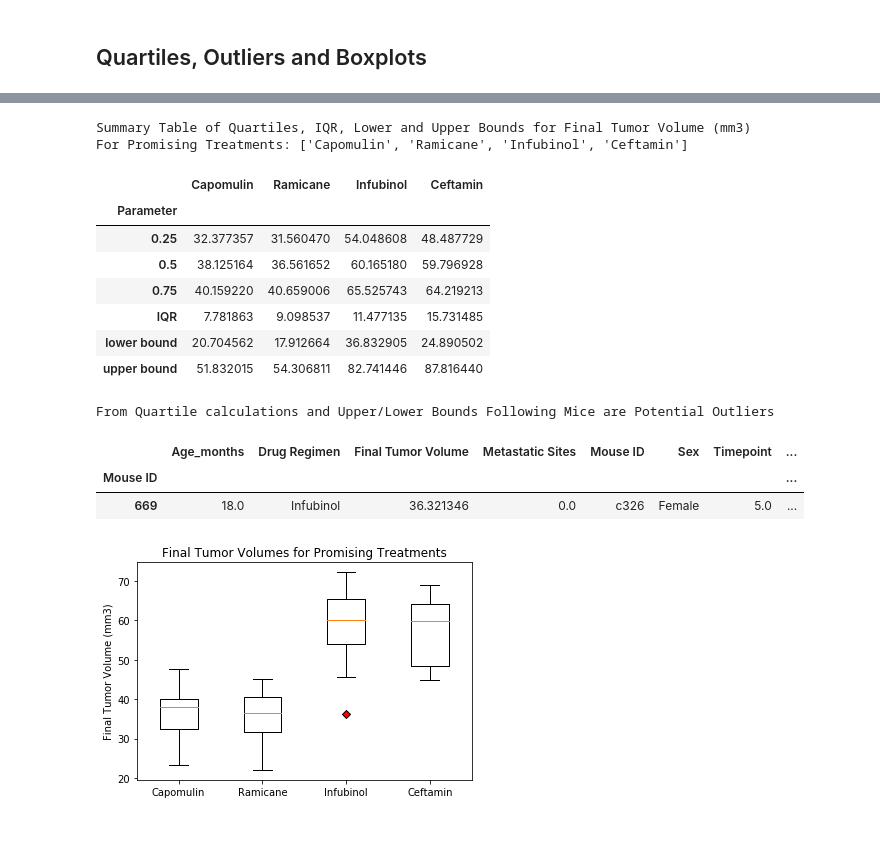
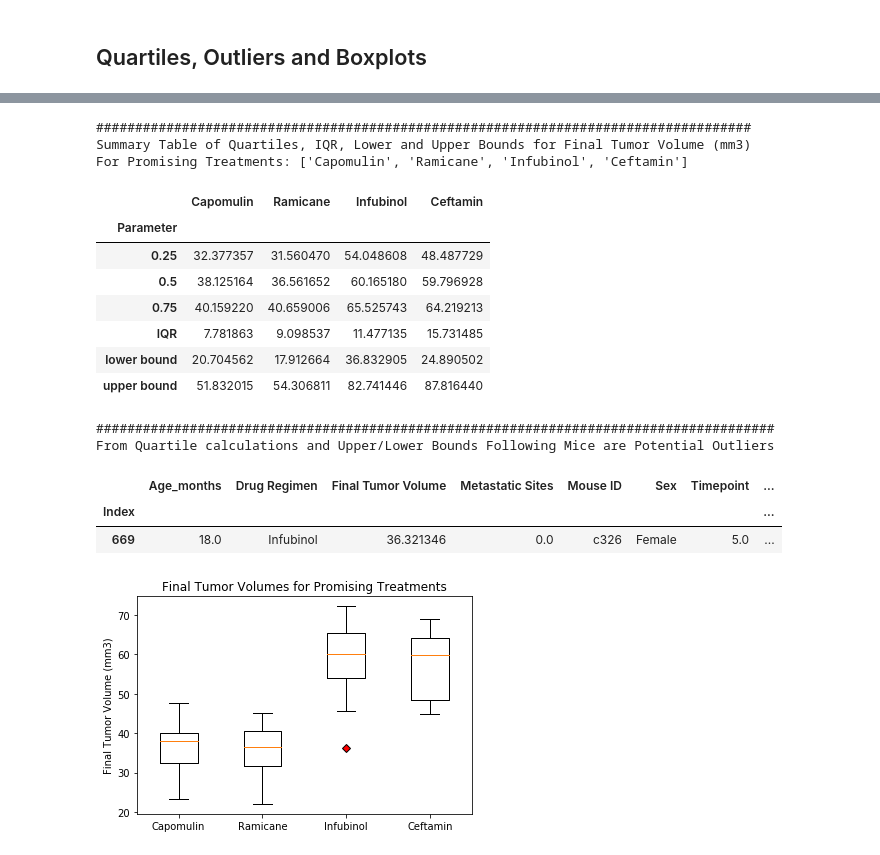
Before and after one commit to j2browns/matplotlib-challenge, a Jupyter notebook: Pymaceuticals/Pymaceuticals_challenge.ipynb, the cells around one changed output, grey strips where cells are left out. Saved outputs shown, nothing was run; the diff lists cells and outputs as text; code cells hidden in the pictures.

```diff
--- a/Pymaceuticals/Pymaceuticals_challenge.ipynb
+++ b/Pymaceuticals/Pymaceuticals_challenge.ipynb
@@ -133,5 +155,25 @@ Summary_df
 | Zoniferol | 53.24 | 51.82 | 48.53 | 6.97 | 0.52 | 182 |
 # %% [markdown]
 ## Bar and Pie Charts
+# %%
+#regimen_list
+
+x_axis = Summary_df.index
+
+row = []
+num_mice = pd.DataFrame(columns=["Treatment", "Num Mice"])
+i=0
+
+
+for x in regimen_list:
+    mice = combined_study[combined_study["Drug Regimen"]==x]["Mouse ID"].unique()
+    #row = [ x, len(mice)]
+    #num_mice.loc["Treatment"] = x
+    #num_mice.loc["Num Mice"] = len(mice)
+    new_row = pd.Series(data={'Treatment':x, 'Num Mice':len(mice)})
+    num_mice = num_mice.append(new_row, ignore_index = True)
+
+
+total_mice = num_mice["Num Mice"].sum()
 # %%
 # Generate a bar plot showing the total number of mice for each treatment throughout the course of the study using pandas.
@@ -311,13 +346,15 @@ upper_bound_row = pd.Series(data = {promising_treatment_list[0]: upper_bound_0,
                             name = "upper bound")
 quartiles_df = quartiles_df.append(upper_bound_row, ignore_index=False)
 
-
+print("")
+print("####################################################################################")
 print("Summary Table of Quartiles, IQR, Lower and Upper Bounds for Final Tumor Volume (mm3)")
 print(f"For Promising Treatments: {promising_treatment_list}")
 print("")
 quartiles_df.index.name = "Parameter"
 quartiles_df
 # %% [output]
+####################################################################################
 Summary Table of Quartiles, IQR, Lower and Upper Bounds for Final Tumor Volume (mm3)
 For Promising Treatments: ['Capomulin', 'Ramicane', 'Infubinol', 'Ceftamin']
 |  | Capomulin | Ramicane | Infubinol | Ceftamin |
@@ -329,37 +366,39 @@ For Promising Treatments: ['Capomulin', 'Ramicane', 'Infubinol', 'Ceftamin']
 | lower bound | 20.704562 | 17.912664 | 36.832905 | 24.890502 |
 | upper bound | 51.832015 | 54.306811 | 82.741446 | 87.816440 |
 # %%
+#searching for outliers in data sets
 
-#rslt_df = dataframe.loc[dataframe['Percentage'] > 80]
 final_tumor_volumes_df
 Outlier_df = pd.DataFrame()
 Outlier_type = []
 
 #Upper Bound Outlier
 for i in range(0,len(final_tumor_volumes_df)):
     for x in range(0,len(promising_treatment_list)):
         if final_tumor_volumes_df.iloc[i][1] == promising_treatment_list[x]:
             if final_tumor_volumes_df.iloc[i,6] > quartiles_df.iloc[5][x]:
                 Outlier_df = Outlier_df.append(final_tumor_volumes_df.iloc[i][:])
                 Outlier_type.append("Above UL")
 
 for i in range(0,len(final_tumor_volumes_df)):
     for x in range(0,len(promising_treatment_list)):
         if final_tumor_volumes_df.iloc[i][1] == promising_treatment_list[x]:
             if final_tumor_volumes_df.iloc[i,6] < quartiles_df.iloc[4][x]:
                 Outlier_df = Outlier_df.append(final_tumor_volumes_df.iloc[i][:])
                 Outlier_type.append("Below LL")
 
 Outlier_df["Outlier Type"] = Outlier_type
-
+print("")
+print("#######################################################################################")
 print("From Quartile calculations and Upper/Lower Bounds Following Mice are Potential Outliers")
 
-Outlier_df.index.name = "Mouse ID"
+Outlier_df.index.name = "Index"
 Outlier_df
 # %% [output]
+#######################################################################################
 From Quartile calculations and Upper/Lower Bounds Following Mice are Potential Outliers
 |  | Age_months | Drug Regimen | Final Tumor Volume | Metastatic Sites | Mouse ID | Sex | Timepoint | ... |
-| Mouse ID |  |  |  |  |  |  |  | ... |
+| Index |  |  |  |  |  |  |  | ... |
 | 669 | 18.0 | Infubinol | 36.321346 | 0.0 | c326 | Female | 5.0 | ... |
 # %%
 # Generate a box plot of the final tumor volume of each mouse across four regimens of interest
```
Also changed, not shown: parts of 15 cells of this notebook.
